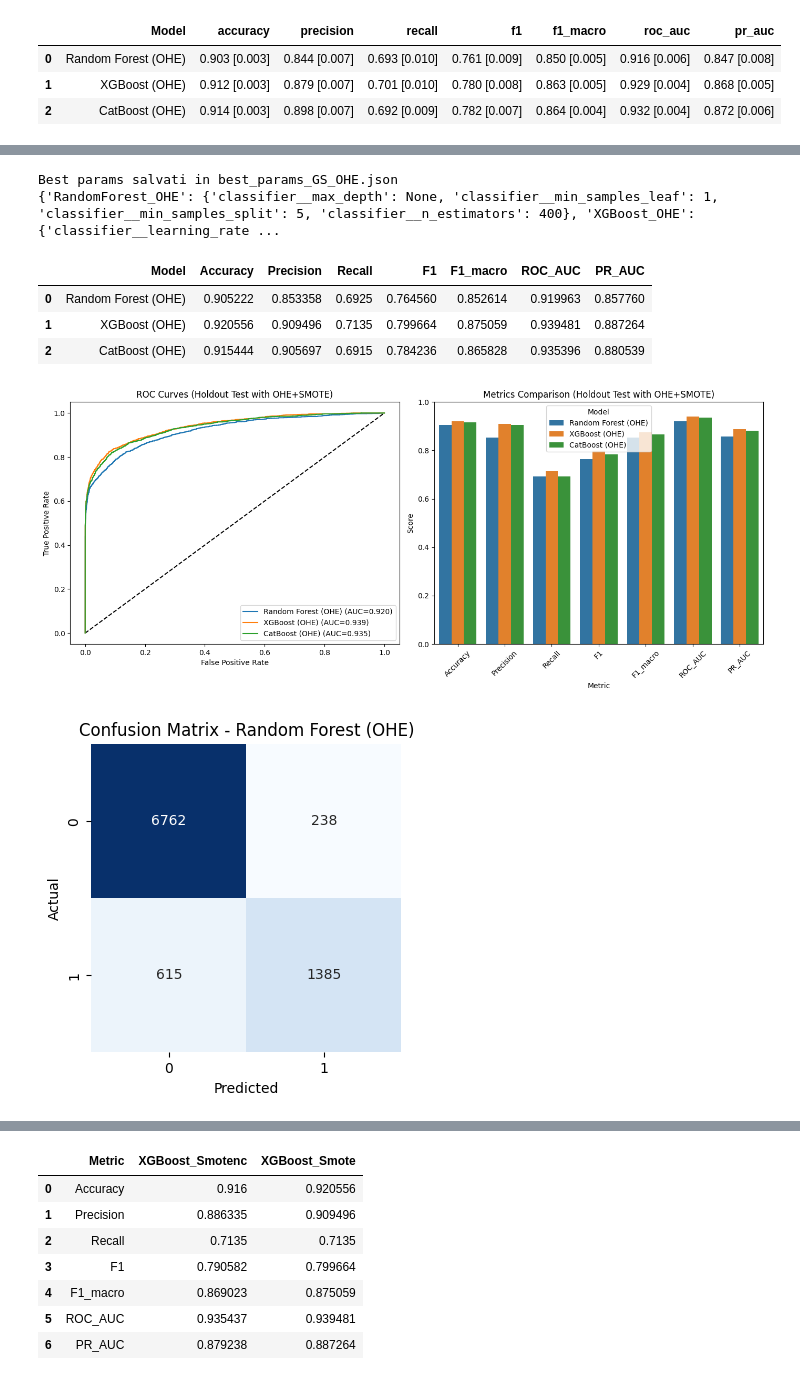
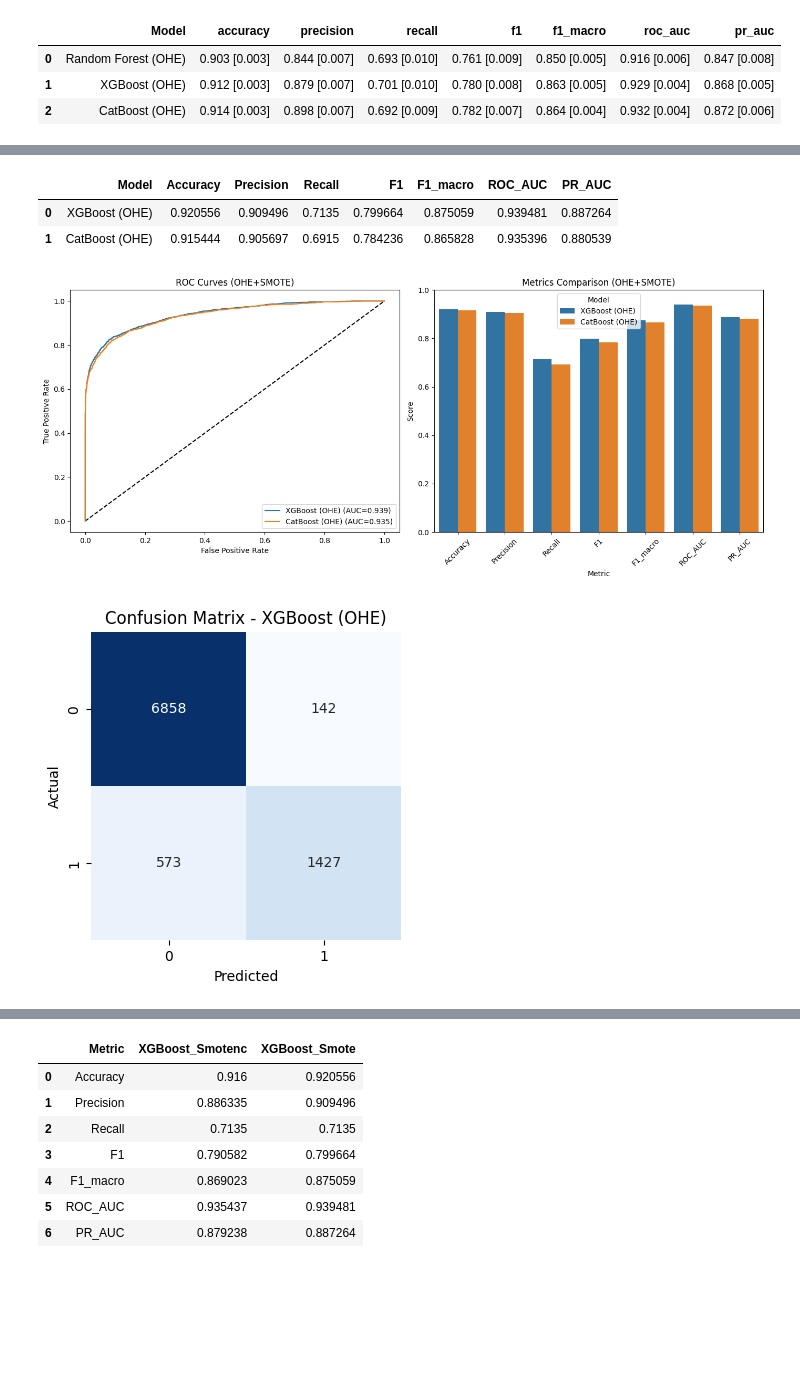
Before and after one commit to NicoBache/DMMLproject, a Jupyter notebook: DMML_CreditRisk_Notebook_Smtnc_ok.ipynb, the cells around one changed output, grey strips where cells are left out. Cells and saved outputs as stored; diff of their text form; code cells hidden in the pictures; blank space fills up the shorter version.

```diff
--- a/DMML_CreditRisk_Notebook_Smtnc_ok.ipynb
+++ b/DMML_CreditRisk_Notebook_Smtnc_ok.ipynb
@@ -766,12 +665,10 @@ import json
 
 # Save best params of all models in a single JSON
 best_params_all = {
-    "RandomForest": rf_grid.best_params_,
     "XGBoost": xgb_grid.best_params_,
     "CatBoost": cat_grid.best_params_
 }
 
-# Salva su file JSON
 with open("best_params_GS_Pipe.json", "w") as f:
     json.dump(best_params_all, f, indent=4)
 
@@ -1303,11 +1082,10 @@ Best CatBoost params: {'classifier__depth': 6, 'classifier__iterations': 600, 'c
 # %%
 # ===========================
-# Salvataggio best_params (OHE+SMOTE)
+# Save best_params (OHE+SMOTE)
 # ===========================
 import json
 
 best_params_all_ohe = {
-    "RandomForest_OHE": rf_grid_ohe.best_params_,
     "XGBoost_OHE": xgb_grid_ohe.best_params_,
     "CatBoost_OHE": cat_grid_ohe.best_params_
 }
@@ -1317,14 +1095,9 @@ with open("best_params_GS_OHE.json", "w") as f:
 
 print("Best params salvati in best_params_GS_OHE.json")
 print(best_params_all_ohe)
-# %% [output]
-Best params salvati in best_params_GS_OHE.json
-{'RandomForest_OHE': {'classifier__max_depth': None, 'classifier__min_samples_leaf': 1, 'classifier__min_samples_split': 5, 'classifier__n_estimators': 400}, 'XGBoost_OHE': {'classifier__learning_rate ...
 # %%
-# holdout split OHE + SMOTE
-
 # ===========================================
-# Holdout validation (OHE + SMOTE) con plot
+# Holdout validation (OHE + SMOTE) with best models
 # ===========================================
 import json
 import numpy as np
@@ -1344,22 +1117,18 @@ from imblearn.pipeline import Pipeline as ImbPipeline
 from imblearn.over_sampling import SMOTE
 
 # ===========================
-# 1) Carica best params
+# 1) Load best params
 # ===========================
 with open("best_params_GS_OHE.json", "r") as f:
     best_params_all_ohe = json.load(f)
 
+# Function to strip "classifier__" prefix
 def strip_params(params):
     return {k.replace("classifier__", ""): v for k, v in params.items()}
 
 # ===========================
-# 2) Ricostruisci i modelli best
+# Rebuild best models
 # ===========================
-rf_best_ohe = RandomForestClassifier(
-    **strip_params(best_params_all_ohe["RandomForest_OHE"]),
-    random_state=RANDOM_STATE,
-    n_jobs=1
-)
 
 xgb_best_ohe = XGBClassifier(
     **strip_params(best_params_all_ohe["XGBoost_OHE"]),
@@ -1376,19 +1145,19 @@ cat_best_ohe = CatBoostClassifier(
 )
 
 models_best_ohe = {
-    "Random Forest (OHE)": rf_best_ohe,
+    #"Random Forest (OHE)": rf_best_ohe,
     "XGBoost (OHE)": xgb_best_ohe,
     "CatBoost (OHE)": cat_best_ohe
 }
 
 # ===========================
-# 3) Holdout: train + metriche + ROC
+# Train + metrics + ROC
 # ===========================
 results = []
 
 plt.figure(figsize=(14, 6))
 plt.subplot(1, 2, 1)
-plt.title("ROC Curves (Holdout Test with OHE+SMOTE)")
+plt.title("ROC Curves (OHE+SMOTE)")
 plt.plot([0, 1], [0, 1], "k--")
 
 for name, model in models_best_ohe.items():
@@ -1400,12 +1169,8 @@ for name, model in models_best_ohe.items():
     pipe.fit(X_train, y_train)
 
     y_pred = pipe.predict(X_test)
-    #if hasattr(pipe.named_steps["classifier"], "predict_proba"):
     y_proba = pipe.predict_proba(X_test)[:, 1]
-    #else:
-        # fallback: decision_function normalizzata in [0,1]
-        #scores = pipe.decision_function(X_test)
-        #y_proba = (scores - scores.min()) / (scores.max() - scores.min() + 1e-9)
+
 
     acc = accuracy_score(y_test, y_pred)
     prec = precision_score(y_test, y_pred, zero_division=0)
@@ -1434,44 +1199,43 @@ plt.ylabel("True Positive Rate")
 plt.legend()
 
 # ===========================
-# 4) Metrics summary + barplot
+# Metrics summary + barplot
 # ===========================
 df_results_ohe = pd.DataFrame(results)
 display(df_results_ohe)
 
 plt.subplot(1, 2, 2)
 metrics_to_plot = ["Accuracy", "Precision", "Recall", "F1", "F1_macro", "ROC_AUC", "PR_AUC"]
 df_melt = df_results_ohe.melt(id_vars="Model", value_vars=metrics_to_plot, var_name="Metric", value_name="Score")
 sns.barplot(x="Metric", y="Score", hue="Model", data=df_melt)
-plt.title("Metrics Comparison (Holdout Test with OHE+SMOTE)")
+plt.title("Metrics Comparison (OHE+SMOTE)")
 plt.xticks(rotation=45)
 plt.ylim(0, 1)
 plt.tight_layout()
 plt.show()
 
 # ===========================
-# 5) Confusion matrices
+# Confusion matrices
 # ===========================
 for name, model in models_best_ohe.items():
     pipe = ImbPipeline([
         ("preprocessor_ohe", preprocessor_ohe),
         ("smote", SMOTE(random_state=RANDOM_STATE, k_neighbors=3)),
         ("classifier", model)
     ])
     pipe.fit(X_train, y_train)
     y_pred = pipe.predict(X_test)
 
     cm = confusion_matrix(y_test, y_pred)
     plt.figure(figsize=(4, 4))
     sns.heatmap(cm, annot=True, fmt="d", cmap="Blues", cbar=False)
     plt.title(f"Confusion Matrix - {name}")
     plt.xlabel("Predicted")
     plt.ylabel("Actual")
     plt.show()
 # %% [output]
 |  | Model | Accuracy | Precision | Recall | F1 | F1_macro | ROC_AUC | PR_AUC |
-| 0 | Random Forest (OHE) | 0.905222 | 0.853358 | 0.6925 | 0.764560 | 0.852614 | 0.919963 | 0.857760 |
-| 1 | XGBoost (OHE) | 0.920556 | 0.909496 | 0.7135 | 0.799664 | 0.875059 | 0.939481 | 0.887264 |
-| 2 | CatBoost (OHE) | 0.915444 | 0.905697 | 0.6915 | 0.784236 | 0.865828 | 0.935396 | 0.880539 |
+| 0 | XGBoost (OHE) | 0.920556 | 0.909496 | 0.7135 | 0.799664 | 0.875059 | 0.939481 | 0.887264 |
+| 1 | CatBoost (OHE) | 0.915444 | 0.905697 | 0.6915 | 0.784236 | 0.865828 | 0.935396 | 0.880539 |
-[figure, old version]
+[figure, new version]
-[figure, old version]
+[figure, new version]
```
Also changed, not shown: parts of 34 cells of this notebook, 6 other files.
